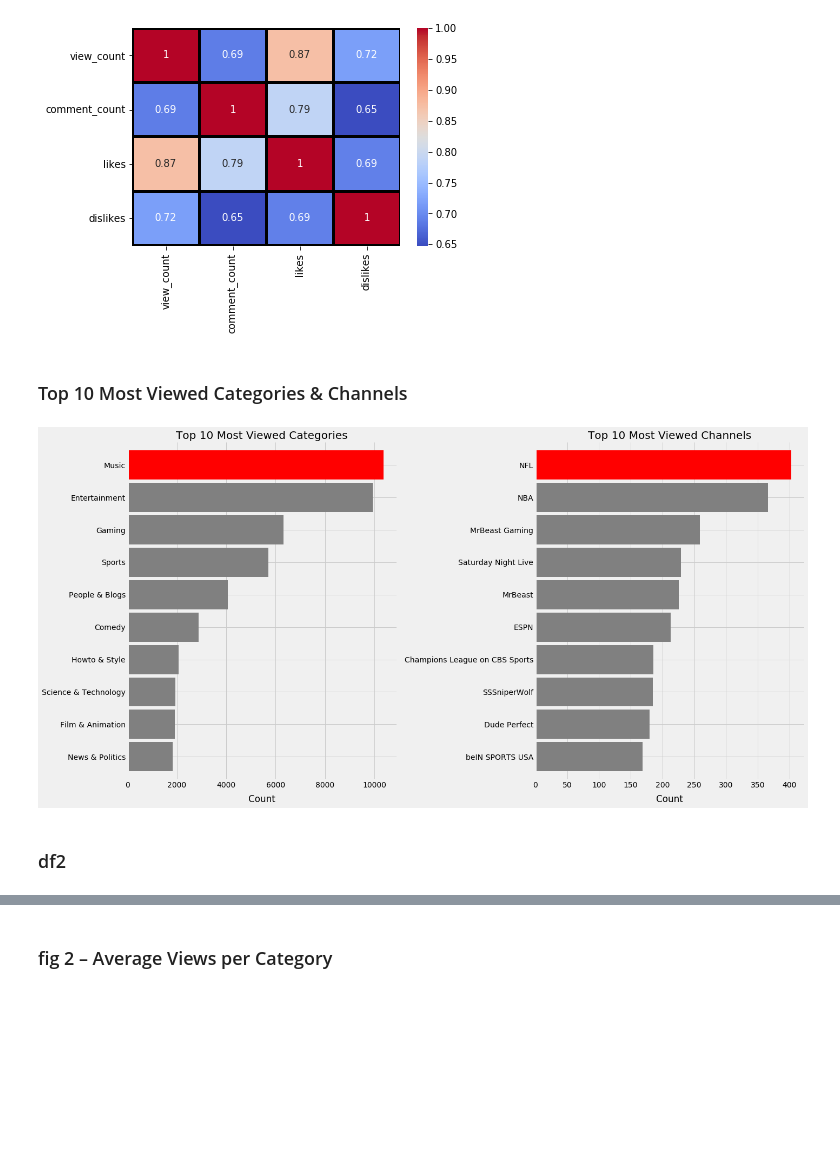
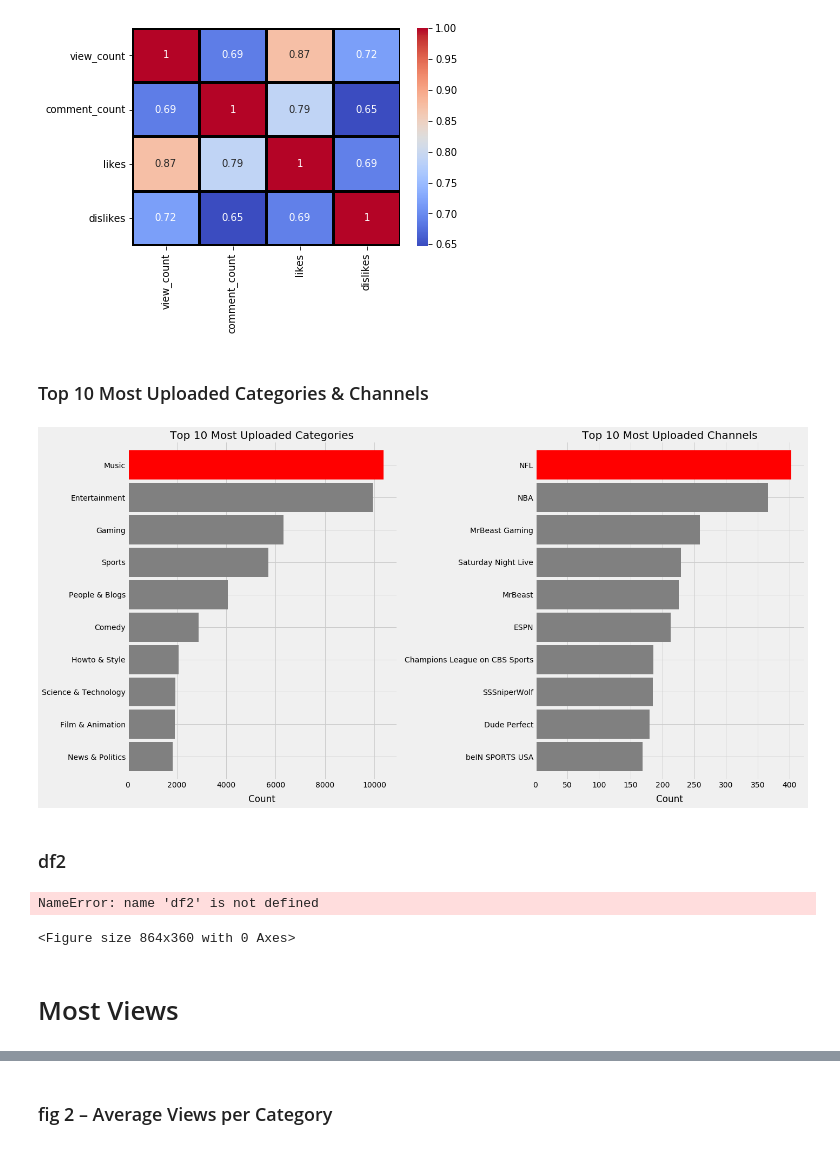
Before and after one commit to manny-p/youtube-trending-data, a Jupyter notebook: src/eda.ipynb, the cells around one changed output, grey strips where cells are left out. Cells and saved outputs as stored; diff of their text form; code cells hidden in the pictures; blank space fills up the shorter version.

```diff
--- a/src/eda.ipynb
+++ b/src/eda.ipynb
@@ -296,4 +295,4 @@ sns.heatmap(correlation, annot=True, linewidths=2, linecolor='black', cmap="cool
 <matplotlib.axes._subplots.AxesSubplot at 0x...>
 [figure]
 # %% [markdown]
-### Top 10 Most Viewed Categories & Channels
+### Top 10 Most Uploaded Categories & Channels
@@ -317,38 +312,57 @@ ax1 = plt.subplot(1,2,1)
 # sort top 10 category values
 top_cat = df1.category.value_counts()[:10].sort_values()
 
 # set max color
 cat_co = ['grey' if (x < max(top_cat)) else 'red' for x in top_cat ]
 
 top_cat.plot(kind='barh', width=0.9, ax=ax1, color=cat_co)
 
 # ax1.set_xlabel('Number of Views', labelpad=pad)
 ax1.set_xlabel('Count', labelpad=pad)
-ax1.set_title('Top 10 Most Viewed Categories', fontsize=20)
+ax1.set_title('Top 10 Most Uploaded Categories', fontsize=20)
 
 
 # plot 10 most viewed channels
 ax2 = plt.subplot(1,2,2)
 
 top_chan = df1.channelTitle.value_counts()[:10].sort_values()
 
 # set max color
 chan_co = ['grey' if (x < max(top_chan)) else 'red' for x in top_chan ]
 
 top_chan.plot(kind='barh', width=0.9, ax=ax2, color=chan_co)
 
 
 # ax2.set_xlabel('Number of Views', labelpad=pad)
 ax2.set_xlabel('Count', labelpad=pad)
-ax2.set_title('Top 10 Most Viewed Channels', fontsize=20)
+ax2.set_title('Top 10 Most Uploaded Channels', fontsize=20)
 
 sns.despine(top=True, right=True)
 plt.tight_layout()
 # plt.show()
 # %% [output]
-[figure, old version]
+[figure, new version]
 # %% [markdown]
 ### df2
+# %%
+plt.style.use('seaborn-darkgrid')
+
+plt.figure(figsize=(12,5))
+
+
+sns.countplot(x='category', data=df2, palette='icefire', dodge=False)
+# sns.boxplot(x='view_count', y='category', data=df2, hue=df2['category'], orient="h")
+
+plt.xticks(rotation=45)
+
+plt.title('All Uploaded Videos by Category')
+plt.ylim(0,None)
+plt.tight_layout()
+# %% [output]
+NameError: name 'df2' is not defined
+<Figure size 864x360 with 0 Axes>
+# %% [markdown]
+# Most Views
 # %%
 df2 = df1.copy()
 df2 = df2.drop(['p_year','p_month','p_day','p_month_year','t_year','t_month','t_day','t_month_year','publishedAt','title','channelTitle','tags'], axis=1)
```
Also changed, not shown: parts of 48 cells of this notebook, 2 other files.
